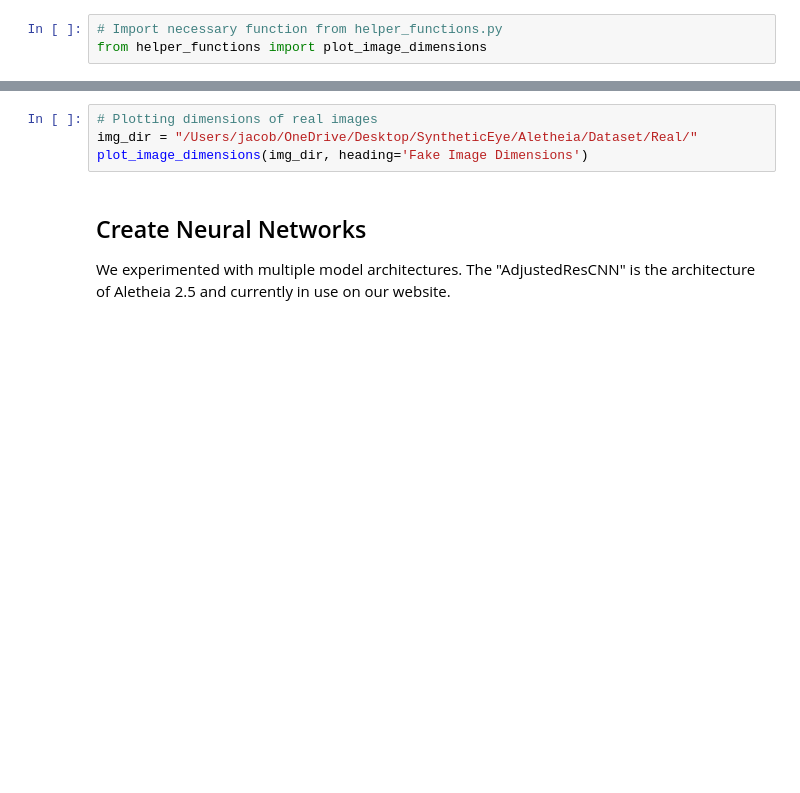
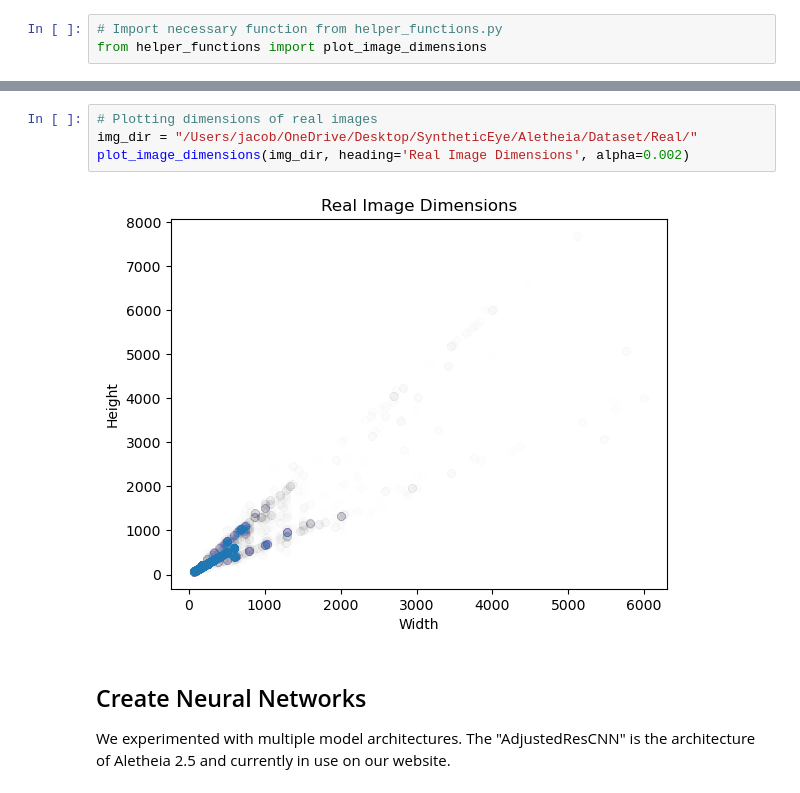
Before and after one commit to JacobHeldt/SyntheticEye, a Jupyter notebook: notebooks/aletheia.ipynb, the cells around one changed output, grey strips where cells are left out. Drawn from its saved outputs; the diff is of its cells as text; blank space fills up the shorter version.

```diff
--- a/notebooks/aletheia.ipynb
+++ b/notebooks/aletheia.ipynb
@@ -61,7 +63,9 @@ plot_image_dimensions(img_dir, heading='Fake Image Dimensions')
 # %%
 # Plotting dimensions of real images
 img_dir = "/Users/jacob/OneDrive/Desktop/SyntheticEye/Aletheia/Dataset/Real/"
-plot_image_dimensions(img_dir, heading='Fake Image Dimensions')
+plot_image_dimensions(img_dir, heading='Real Image Dimensions', alpha=0.002)
+# %% [output]
+[figure, added]
 # %% [markdown]
 ## Create Neural Networks
 We experimented with multiple model architectures. The "AdjustedResCNN" is the architecture of Aletheia 2.5 and currently in use on our website.
```
Also changed, not shown: parts of 15 cells of this notebook, 2 other files.
